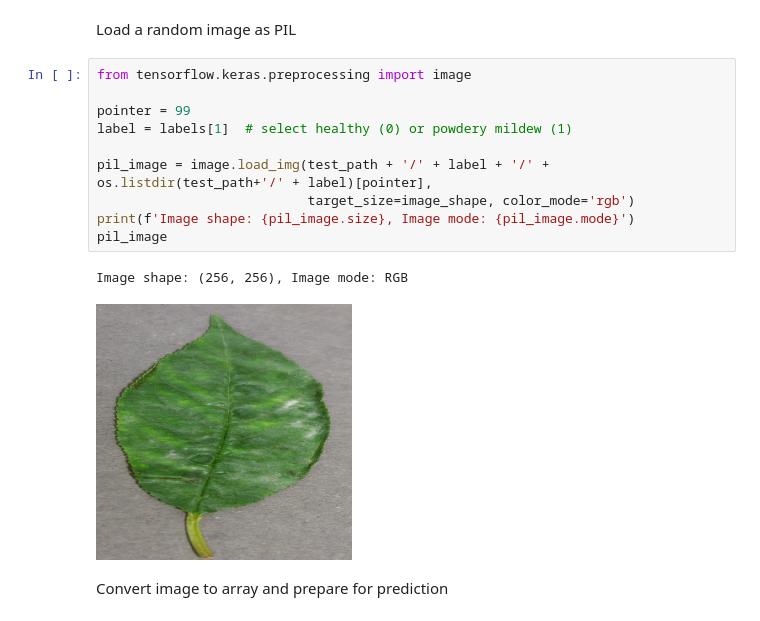
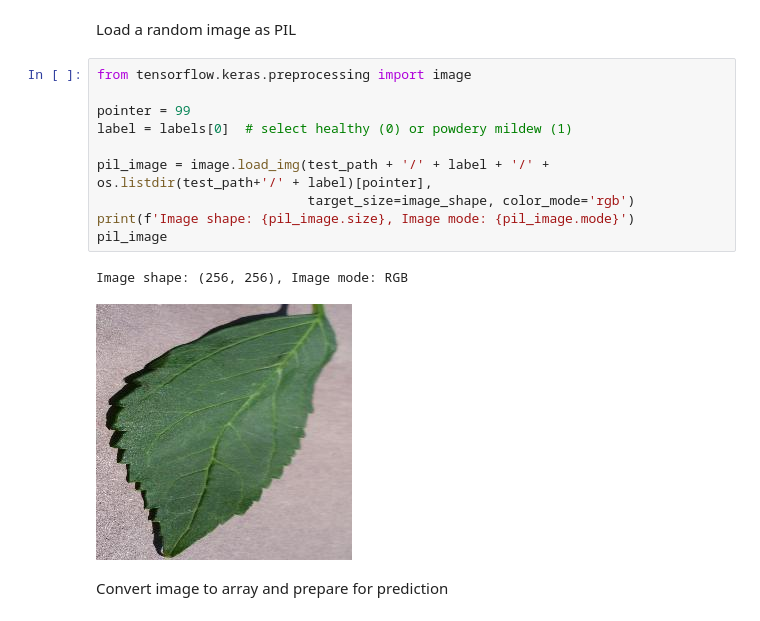
Before and after one commit to nianswe/powdery_mildew_detector, a Jupyter notebook: jupyter_notebooks/03 - Modelling and Evaluating.ipynb, the cells around one changed output. Drawn from its saved outputs; the diff is of its cells as text.

```diff
--- a/jupyter_notebooks/03 - Modelling and Evaluating.ipynb
+++ b/jupyter_notebooks/03 - Modelling and Evaluating.ipynb
@@ -601,16 +601,16 @@ Load a random image as PIL
 # %%
 from tensorflow.keras.preprocessing import image
 
 pointer = 99
-label = labels[1]  # select healthy (0) or powdery mildew (1)
+label = labels[0]  # select healthy (0) or powdery mildew (1)
 
 pil_image = image.load_img(test_path + '/' + label + '/' + os.listdir(test_path+'/' + label)[pointer],
                            target_size=image_shape, color_mode='rgb')
 print(f'Image shape: {pil_image.size}, Image mode: {pil_image.mode}')
 pil_image
 # %% [output]
 Image shape: (256, 256), Image mode: RGB
-[figure, old version]
+[figure, new version]
 # %% [markdown]
 Convert image to array and prepare for prediction
 # %%
```
Also changed, not shown: parts of 3 cells of this notebook, 1 other file.
